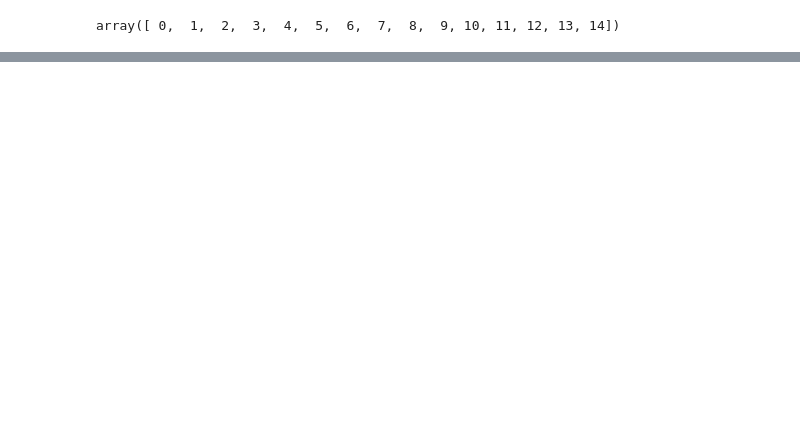
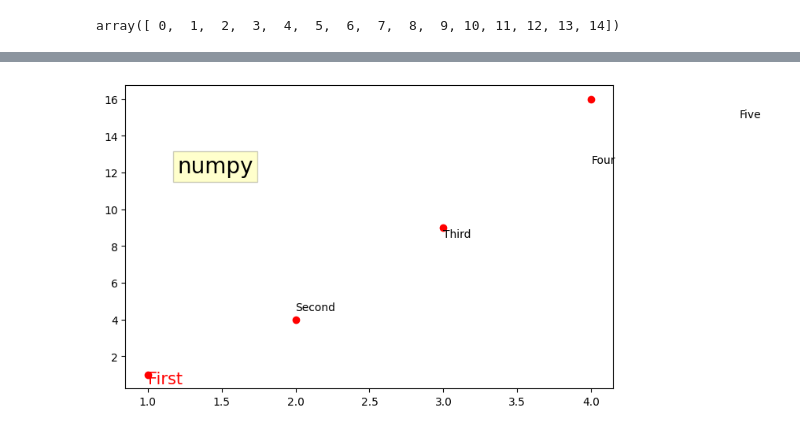
Before and after one commit to xuanlll17/11209_python, a Jupyter notebook: numpy/numpy.ipynb, the cells around one changed output, grey strips where cells are left out. Saved outputs shown, nothing was run; the diff lists cells and outputs as text; code cells hidden in the pictures; blank space fills up the shorter version.

```diff
--- a/numpy/numpy.ipynb
+++ b/numpy/numpy.ipynb
@@ -342,0 +665,15 @@ array([ 0,  1,  2,  3,  4,  5,  6,  7,  8,  9, 10, 11, 12, 13, 14])
+# %%
+# numpy數值計算和圖表5
+
+fig = plt.figure(figsize=(8, 5))
+ax1 = fig.add_subplot(1, 1, 1)
+ax1.plot([1, 2, 3, 4], [1, 4, 9, 16], 'ro')
+plt.text(1, 0.5, 'First', color='red', fontsize=15)
+plt.text(2, 4.5, 'Second')
+plt.text(3, 8.5, 'Third')
+plt.text(4, 12.5, 'Four')
+plt.text(5, 15, 'Five')
+plt.text(1.2, 12, 'numpy', fontsize=20, bbox={'facecolor':'yellow','alpha':0.2})
+plt.show()
+# %% [output]
+[figure, added]
```
Also changed, not shown: parts of 51 cells of this notebook, 1 other file.
